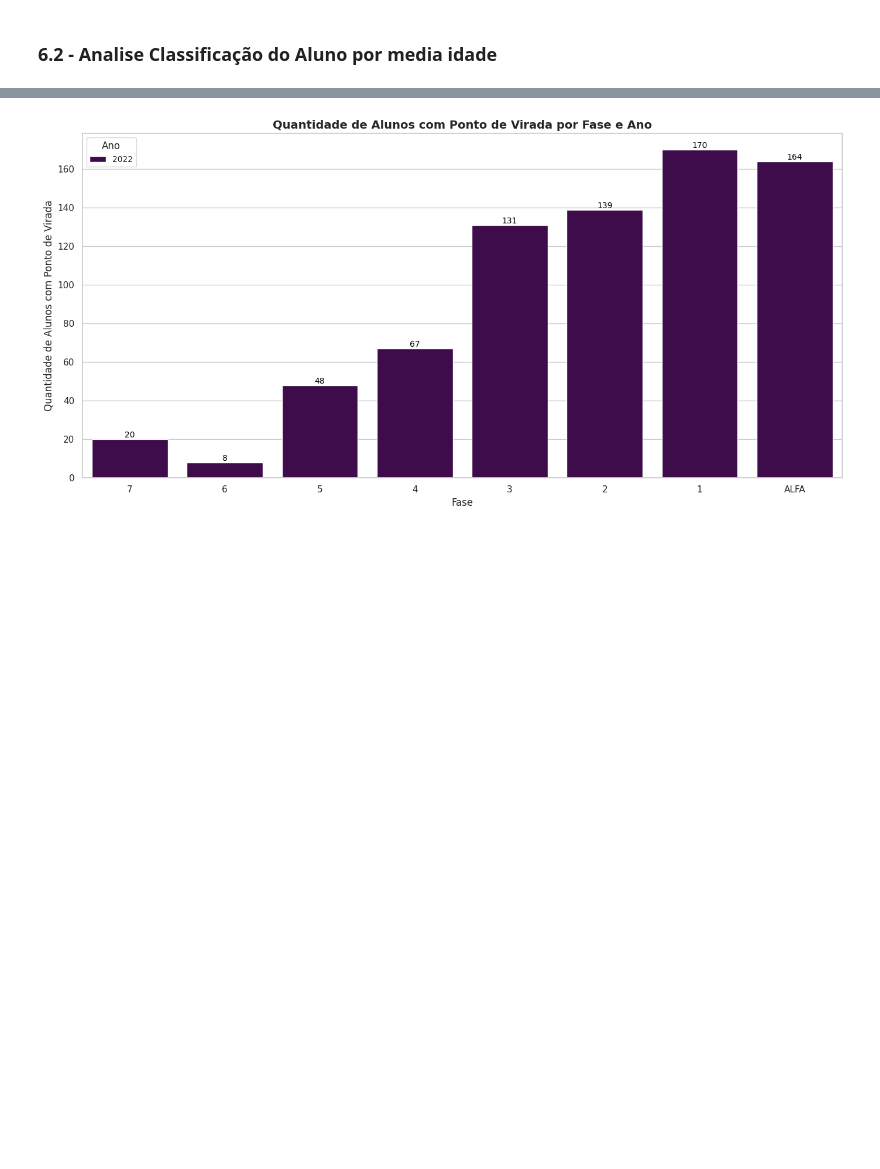
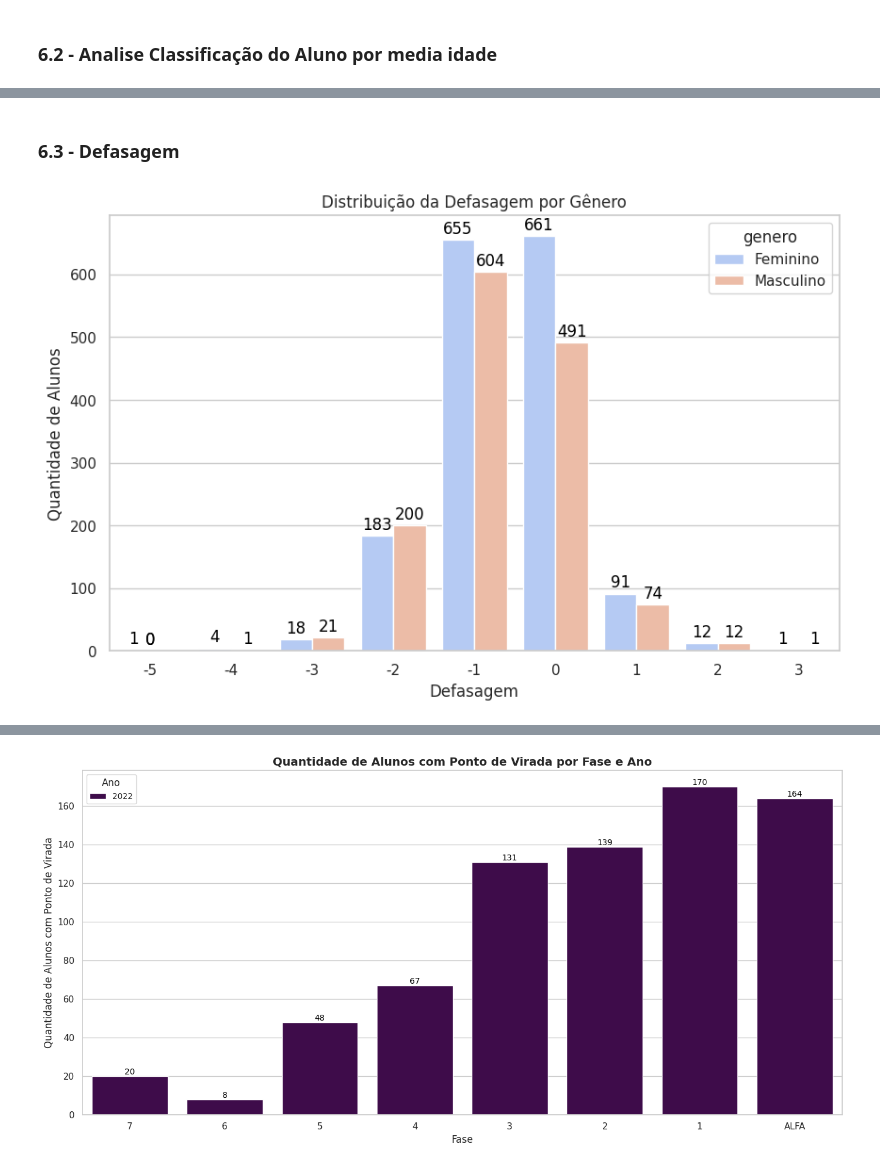
Before and after one commit to r-zambotti/Data_Analytics_Datathon_Grupo-60, a Jupyter notebook: Data_Analytics_Datathon_Grupo_60.ipynb, the cells around one changed output, grey strips where cells are left out. Cells and saved outputs as stored; diff of their text form; code cells hidden in the pictures; blank space fills up the shorter version.

```diff
--- a/Data_Analytics_Datathon_Grupo_60.ipynb
+++ b/Data_Analytics_Datathon_Grupo_60.ipynb
@@ -753,0 +754,25 @@ plt.show()
+# %% [markdown]
+### 6.3 - Defasagem
+# %%
+# Ajustar o tamanho do gráfico e o estilo
+plt.figure(figsize=(10, 6))
+sns.set_style("whitegrid")
+
+# Criar o gráfico de contagem (countplot) com defasagem separada por gênero
+ax = sns.countplot(data=df_alunos, x="defasagem", hue="genero", palette="coolwarm")
+
+# Adicionar rótulos e título
+plt.xlabel("Defasagem")
+plt.ylabel("Quantidade de Alunos")
+plt.title("Distribuição da Defasagem por Gênero")
+
+# Exibir os valores nas barras
+for p in ax.patches:
+    ax.annotate(f"{int(p.get_height())}", (p.get_x() + p.get_width() / 2., p.get_height()),
+                ha='center', va='baseline', fontsize=12, color='black', xytext=(0, 5),
+                textcoords='offset points')
+
+# Exibir o gráfico
+plt.show()
+# %% [output]
+[figure, added]
```
Also changed, not shown: parts of 3 cells of this notebook.
